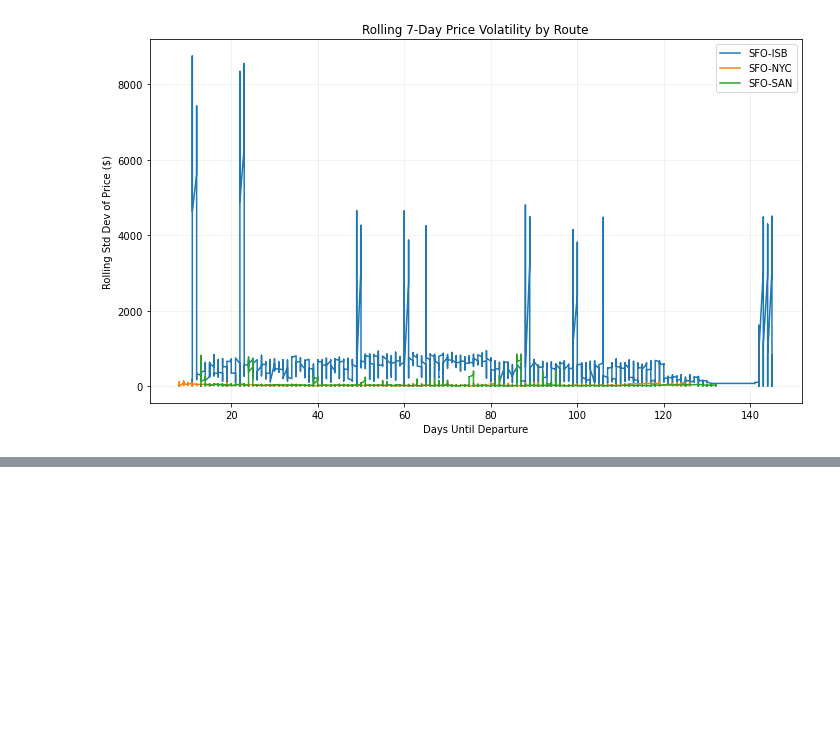
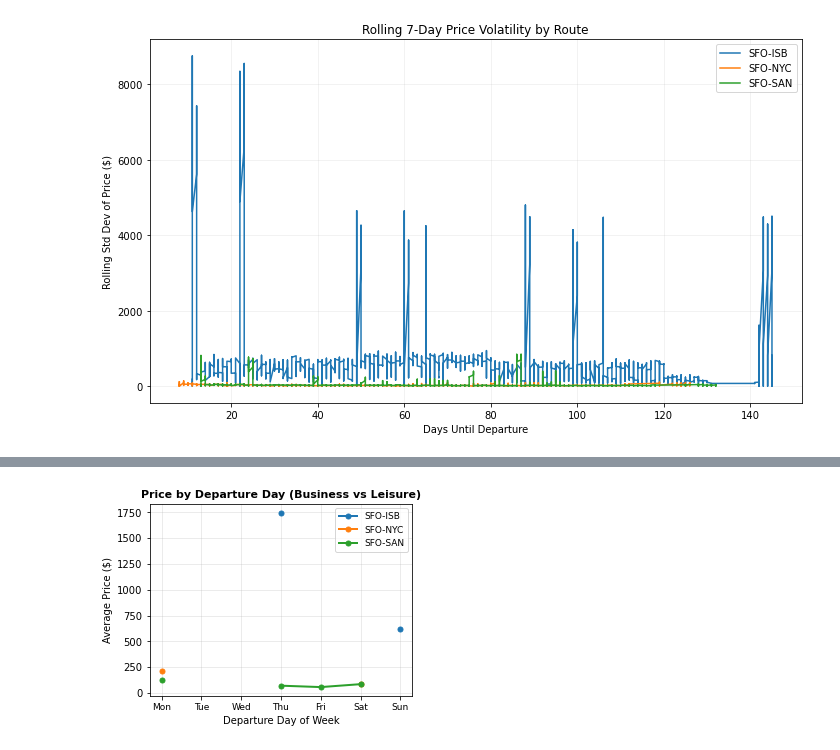
Before and after one commit to zahrashayan/bookahead, a Jupyter notebook: data_visualizations.ipynb, the cells around one changed output, grey strips where cells are left out. Saved outputs shown, nothing was run; the diff lists cells and outputs as text; code cells hidden in the pictures; blank space fills up the shorter version.

```diff
--- a/data_visualizations.ipynb
+++ b/data_visualizations.ipynb
@@ -133,0 +194,24 @@ plt.show()
+# %%
+# ============================================================================
+# PLOT 3: Price by Departure Day of Week
+# ============================================================================
+# Load data
+df = pd.read_parquet('data/interim/best_today.parquet')
+
+# Create figure with subplots
+fig = plt.figure(figsize=(16, 12))
+ax3 = plt.subplot(3, 3, 3)
+dow_labels = ['Mon', 'Tue', 'Wed', 'Thu', 'Fri', 'Sat', 'Sun']
+for route in sorted(df['route'].unique()):
+    sub = df[df['route'] == route]
+    grouped = sub.groupby('depart_dow')['min_price'].mean().reindex(range(7))
+    ax3.plot(range(7), grouped.values, marker='o', label=route, linewidth=2, markersize=5)
+ax3.set_xticks(range(7))
+ax3.set_xticklabels(dow_labels, fontsize=9)
+ax3.set_xlabel('Departure Day of Week', fontsize=10)
+ax3.set_ylabel('Average Price ($)', fontsize=10)
+ax3.set_title('Price by Departure Day (Business vs Leisure)', fontsize=11, fontweight='bold')
+ax3.legend(fontsize=9)
+ax3.grid(alpha=0.3)
+# %% [output]
+[figure, added]
```
Also changed, not shown: parts of 15 cells of this notebook, 35 other files.
